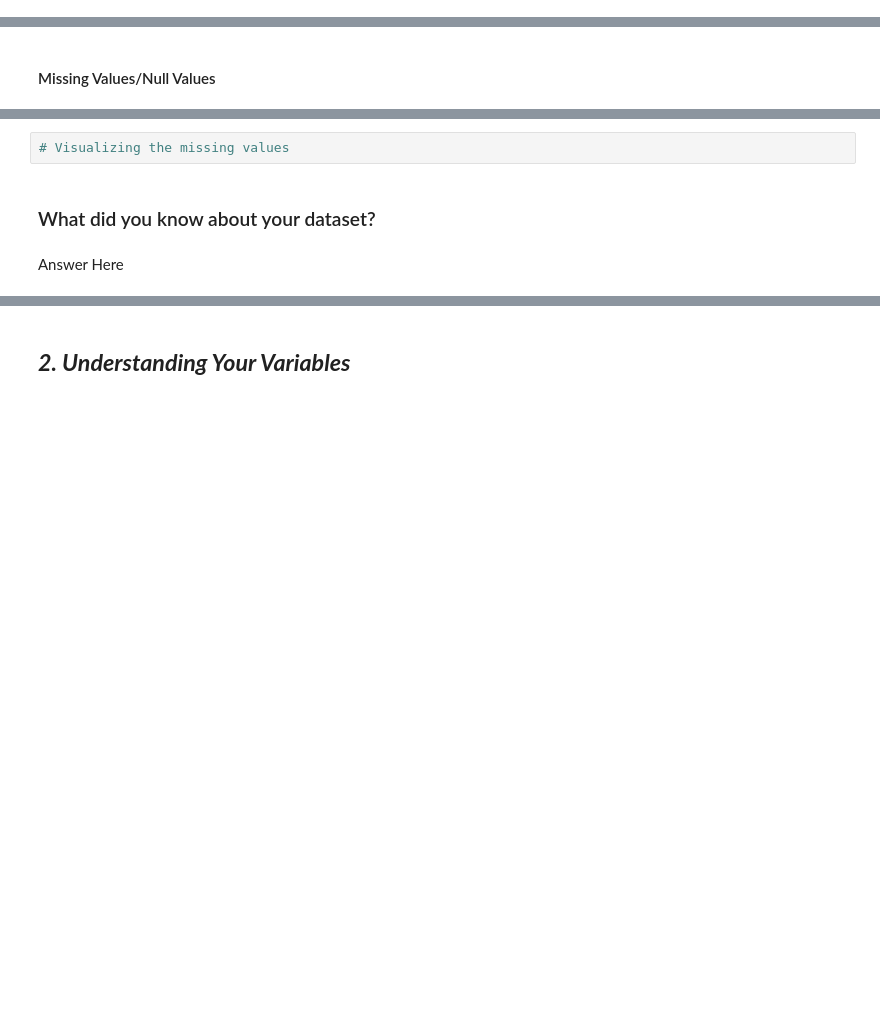
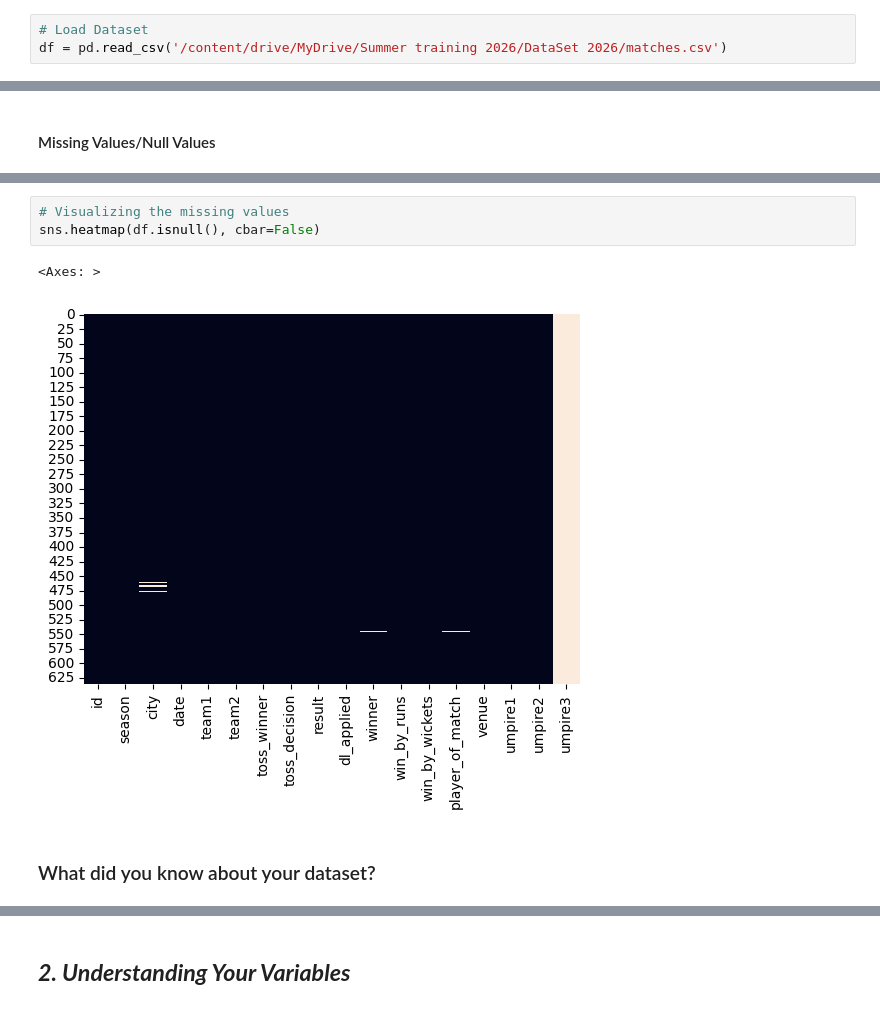
Before and after one commit to ianujrathore/GenerativeAI-and-AgenticAI, a Jupyter notebook: EDA__Project_IPL_Match_Data_Analysis.ipynb, the cells around one changed output, grey strips where cells are left out. Saved outputs shown, nothing was run; the diff lists cells and outputs as text; blank space fills up the shorter version.

Commit message:
Know about data and Data wrangling

```diff
--- a/EDA__Project_IPL_Match_Data_Analysis.ipynb
+++ b/EDA__Project_IPL_Match_Data_Analysis.ipynb
@@ -89,3 +89,6 @@ M - Multivariate Analysis
+# %%
+# Load Dataset
+df = pd.read_csv('/content/drive/MyDrive/Summer training 2026/DataSet 2026/matches.csv')
 # %% [markdown]
 ### Dataset First View
 # %%
@@ -109,6 +165,8 @@ M - Multivariate Analysis
 # %%
 # Visualizing the missing values
+sns.heatmap(df.isnull(), cbar=False)
+# %% [output]
+<Axes: >
+[figure, added]
 # %% [markdown]
 ### What did you know about your dataset?
-# %% [markdown]
-Answer Here
```
Also changed, not shown: parts of 25 cells of this notebook.
